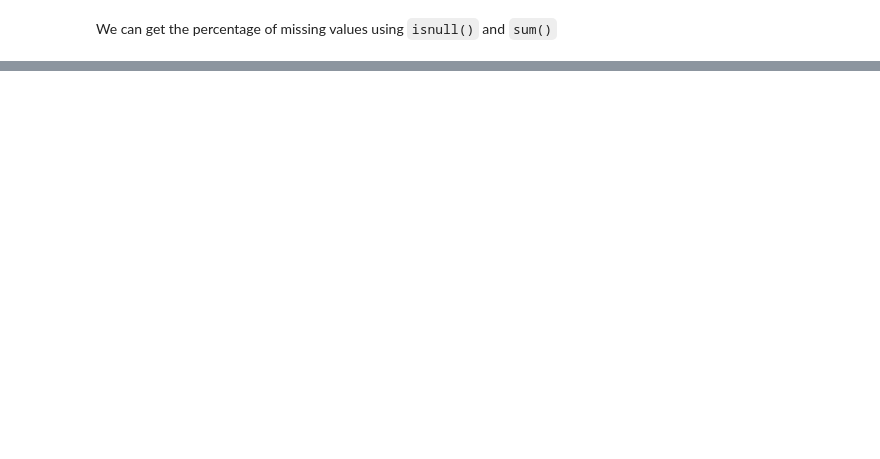
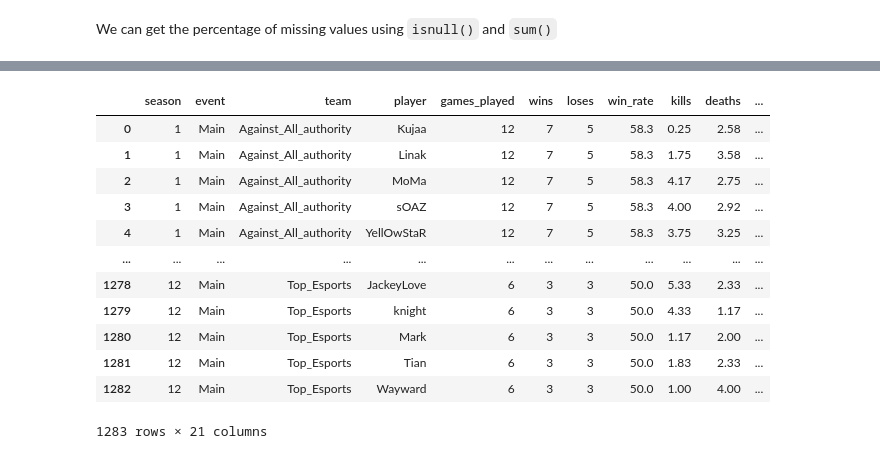
Before and after one commit to Ly-Mark/FrameWise, a Jupyter notebook: notebooks/Supervised Algorithms/LinearRegression.ipynb, the cells around one changed output, grey strips where cells are left out. Cells and saved outputs as stored; diff of their text form; code cells hidden in the pictures; blank space fills up the shorter version.

```diff
--- a/notebooks/Supervised Algorithms/LinearRegression.ipynb
+++ b/notebooks/Supervised Algorithms/LinearRegression.ipynb
@@ -133,0 +240,16 @@ dtype: float64
+# %%
+df
+# %% [output]
+|  | season | event | team | player | games_played | wins | loses | win_rate | kills | deaths | ... |
+| 0 | 1 | Main | Against_All_authority | Kujaa | 12 | 7 | 5 | 58.3 | 0.25 | 2.58 | ... |
+| 1 | 1 | Main | Against_All_authority | Linak | 12 | 7 | 5 | 58.3 | 1.75 | 3.58 | ... |
+| 2 | 1 | Main | Against_All_authority | MoMa | 12 | 7 | 5 | 58.3 | 4.17 | 2.75 | ... |
+| 3 | 1 | Main | Against_All_authority | sOAZ | 12 | 7 | 5 | 58.3 | 4.00 | 2.92 | ... |
+| 4 | 1 | Main | Against_All_authority | YellOwStaR | 12 | 7 | 5 | 58.3 | 3.75 | 3.25 | ... |
+| ... | ... | ... | ... | ... | ... | ... | ... | ... | ... | ... | ... |
+| 1278 | 12 | Main | Top_Esports | JackeyLove | 6 | 3 | 3 | 50.0 | 5.33 | 2.33 | ... |
+| 1279 | 12 | Main | Top_Esports | knight | 6 | 3 | 3 | 50.0 | 4.33 | 1.17 | ... |
+| 1280 | 12 | Main | Top_Esports | Mark | 6 | 3 | 3 | 50.0 | 1.17 | 2.00 | ... |
+| 1281 | 12 | Main | Top_Esports | Tian | 6 | 3 | 3 | 50.0 | 1.83 | 2.33 | ... |
+| 1282 | 12 | Main | Top_Esports | Wayward | 6 | 3 | 3 | 50.0 | 1.00 | 4.00 | ... |
+1283 rows × 21 columns
```
Also changed, not shown: parts of 25 cells of this notebook.
